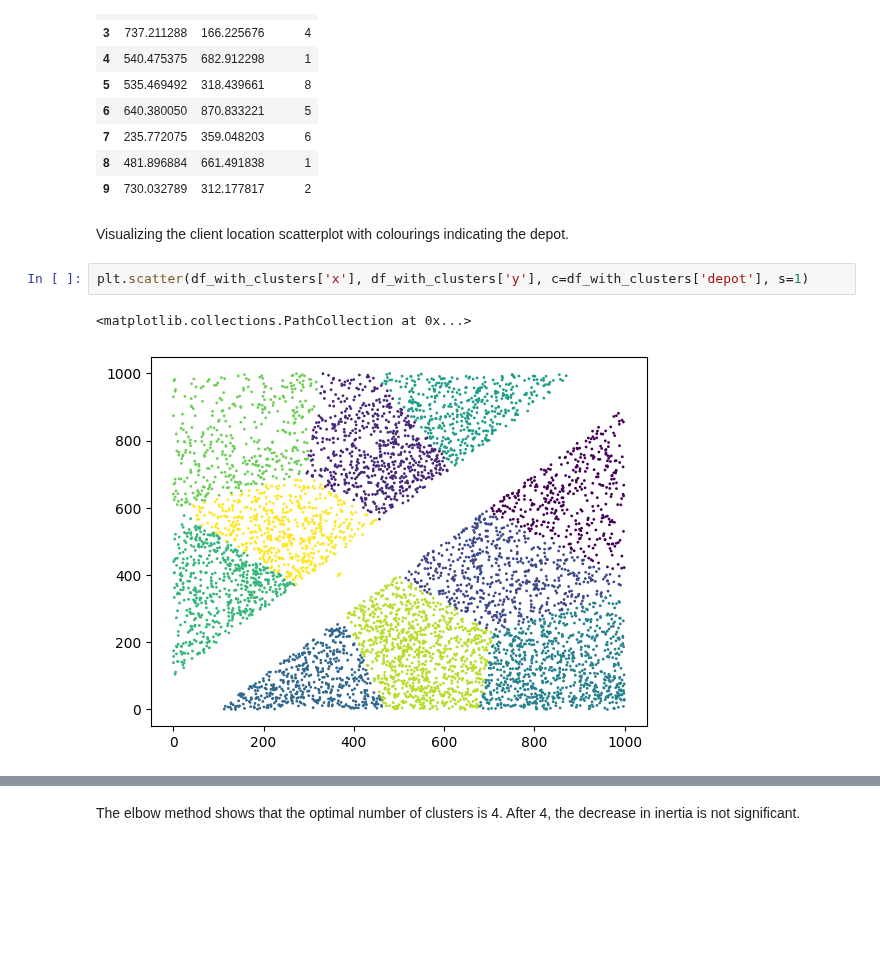
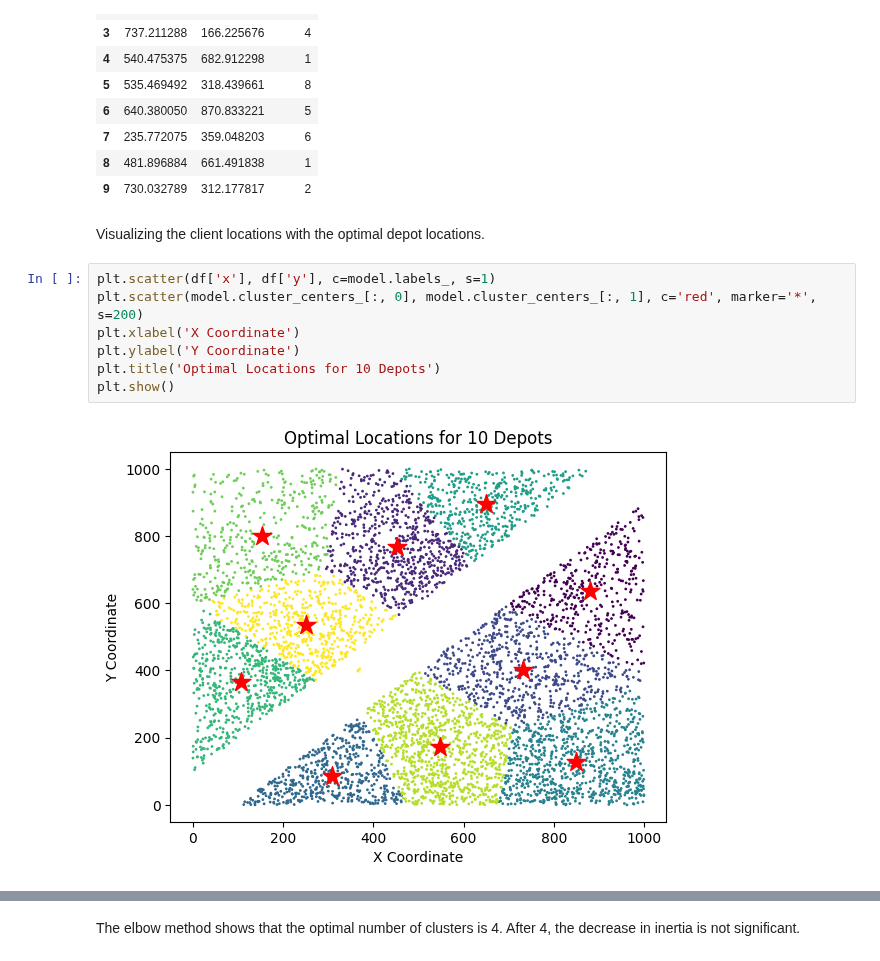
Before and after one commit to SamuliLam/dkko, a Jupyter notebook: clusteringandassociationrulemining.ipynb, the cells around one changed output, grey strips where cells are left out. Cells and saved outputs as stored; diff of their text form; blank space fills up the shorter version.

```diff
--- a/clusteringandassociationrulemining.ipynb
+++ b/clusteringandassociationrulemining.ipynb
@@ -84,9 +84,13 @@ df_with_clusters.head(10)
 | 8 | 481.896884 | 661.491838 | 1 |
 | 9 | 730.032789 | 312.177817 | 2 |
 # %% [markdown]
-Visualizing the client location scatterplot with colourings indicating the depot.
+Visualizing the client locations with the optimal depot locations.
 # %%
-plt.scatter(df_with_clusters['x'], df_with_clusters['y'], c=df_with_clusters['depot'], s=1)
+plt.scatter(df['x'], df['y'], c=model.labels_, s=1)
+plt.scatter(model.cluster_centers_[:, 0], model.cluster_centers_[:, 1], c='red', marker='*', s=200)
+plt.xlabel('X Coordinate')
+plt.ylabel('Y Coordinate')
+plt.title('Optimal Locations for 10 Depots')
+plt.show()
 # %% [output]
-<matplotlib.collections.PathCollection at 0x...>
-[figure, old version]
+[figure, new version]
```
Also changed, not shown: parts of 19 cells of this notebook.
